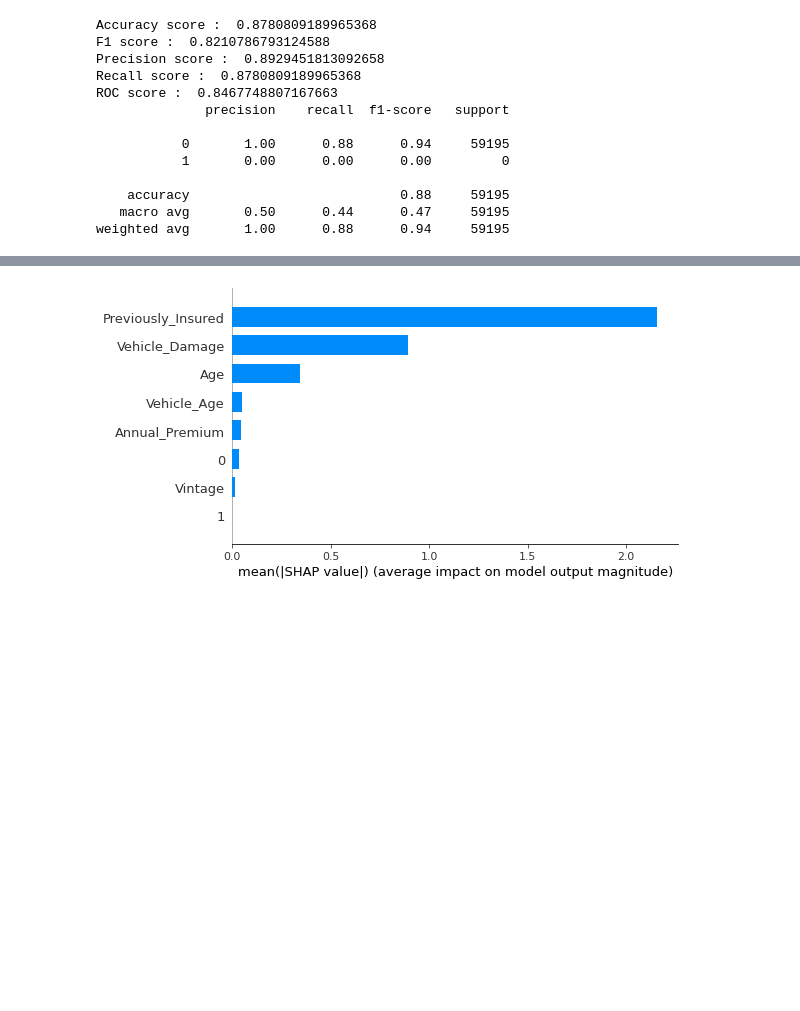
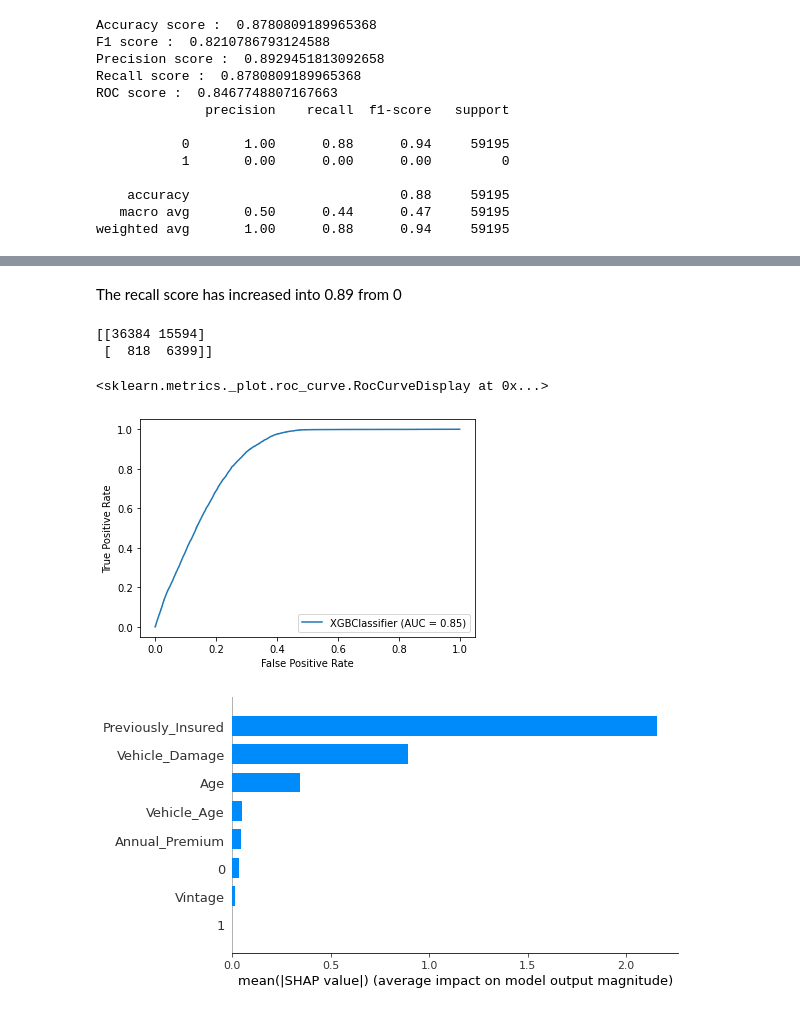
Before and after one commit to darnellkikoo/AlgoBC_FProject, a Jupyter notebook: notebooks/05_Methodology_and_Evaluation.ipynb, the cells around one changed output, grey strips where cells are left out. Drawn from its saved outputs; the diff is of its cells as text; code cells hidden in the pictures; blank space fills up the shorter version.

```diff
--- a/notebooks/05_Methodology_and_Evaluation.ipynb
+++ b/notebooks/05_Methodology_and_Evaluation.ipynb
@@ -405,3 +438,16 @@ The precision, recall and f1-score for "1" in Response showed that there are 0 p
+# %% [markdown]
+The recall score has increased into 0.89 from 0
+# %%
+print(confusion_matrix(y_test, new_pred))
+# %% [output]
+[[36384 15594]
+ [  818  6399]]
+# %%
+from sklearn import metrics
+metrics.plot_roc_curve(new_XGB, X_test, y_test)
+# %% [output]
+<sklearn.metrics._plot.roc_curve.RocCurveDisplay at 0x...>
+[figure, added]
 # %%
 import shap  # package used to calculate Shap values
 
```
Also changed, not shown: parts of 19 cells of this notebook, 3 other files.
